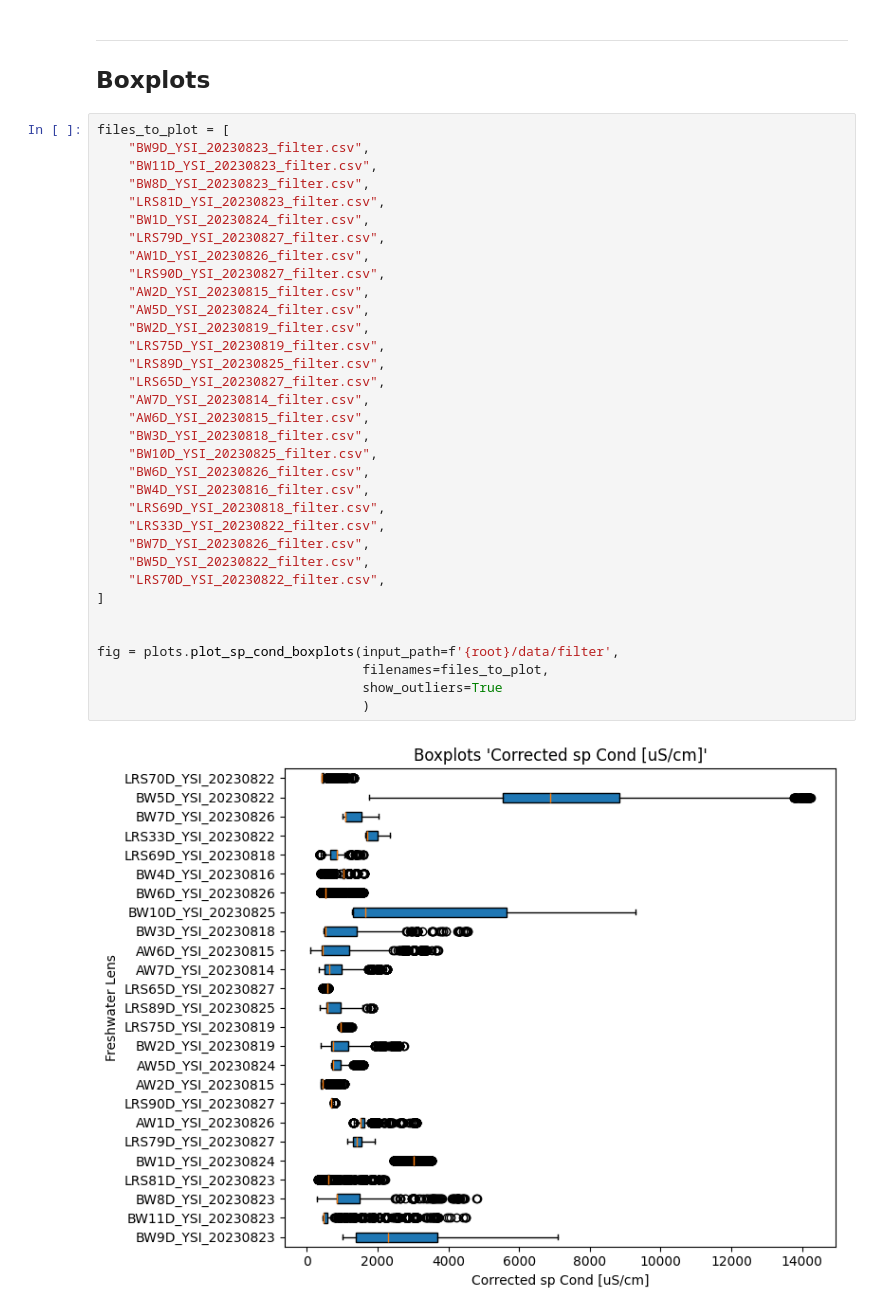
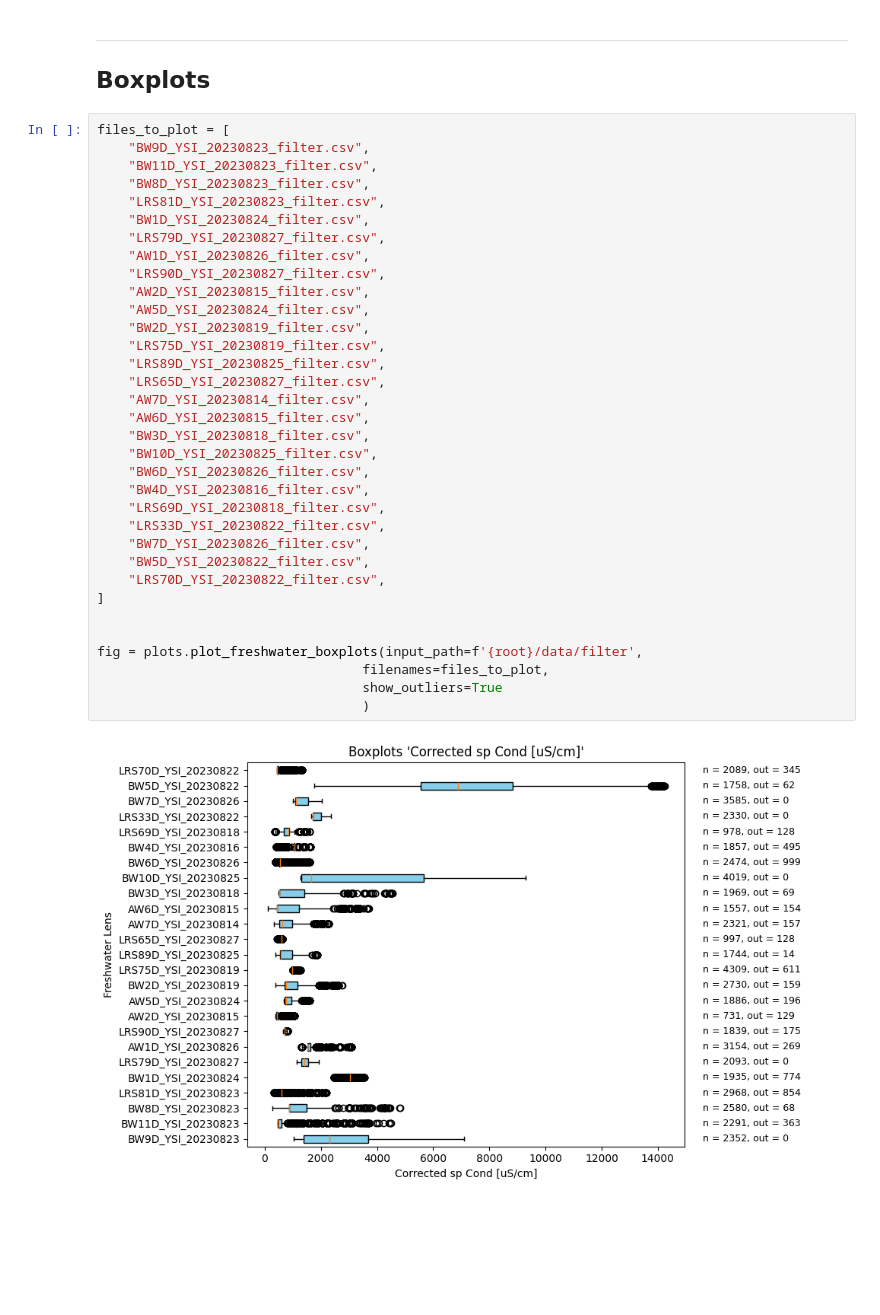
Before and after one commit to androsresearch/freshwater_lens, a Jupyter notebook: notebooks/filter_statistics.ipynb, the cells around one changed output. Cells and saved outputs as stored; diff of their text form; blank space fills up the shorter version.

```diff
--- a/notebooks/filter_statistics.ipynb
+++ b/notebooks/filter_statistics.ipynb
@@ -121,32 +121,32 @@ files_to_plot = [
     "BW8D_YSI_20230823_filter.csv",
     "LRS81D_YSI_20230823_filter.csv",
     "BW1D_YSI_20230824_filter.csv",
     "LRS79D_YSI_20230827_filter.csv",
     "AW1D_YSI_20230826_filter.csv",
     "LRS90D_YSI_20230827_filter.csv",
     "AW2D_YSI_20230815_filter.csv",
     "AW5D_YSI_20230824_filter.csv",
     "BW2D_YSI_20230819_filter.csv",
     "LRS75D_YSI_20230819_filter.csv",
     "LRS89D_YSI_20230825_filter.csv",
     "LRS65D_YSI_20230827_filter.csv",
     "AW7D_YSI_20230814_filter.csv",
     "AW6D_YSI_20230815_filter.csv",
     "BW3D_YSI_20230818_filter.csv",
     "BW10D_YSI_20230825_filter.csv",
     "BW6D_YSI_20230826_filter.csv",
     "BW4D_YSI_20230816_filter.csv",
     "LRS69D_YSI_20230818_filter.csv",
     "LRS33D_YSI_20230822_filter.csv",
     "BW7D_YSI_20230826_filter.csv",
     "BW5D_YSI_20230822_filter.csv",
     "LRS70D_YSI_20230822_filter.csv",
 ]
 
 
-fig = plots.plot_sp_cond_boxplots(input_path=f'{root}/data/filter',
+fig = plots.plot_freshwater_boxplots(input_path=f'{root}/data/filter',
                                   filenames=files_to_plot,
                                   show_outliers=True
                                   )
 # %% [output]
-[figure, old version]
+[figure, new version]
```
Also changed, not shown: 3 other files.
